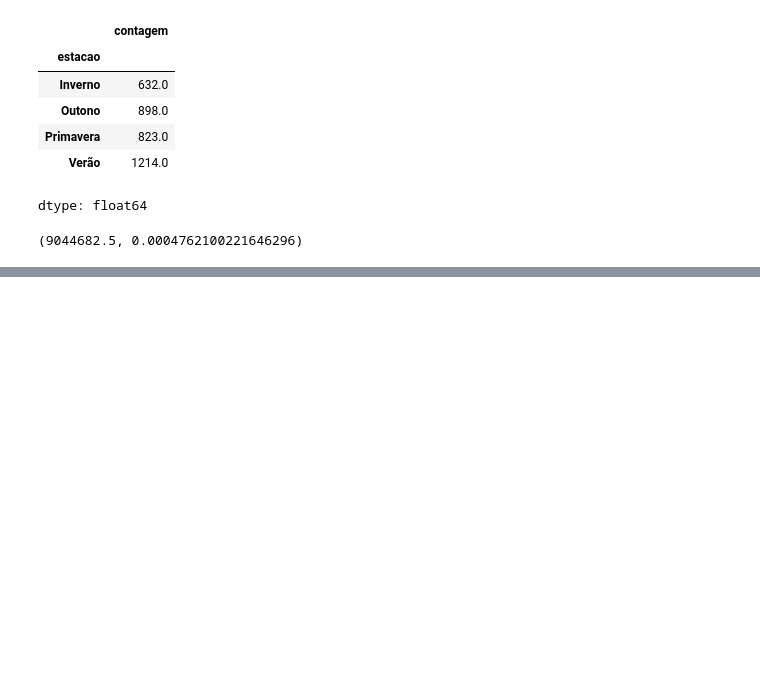
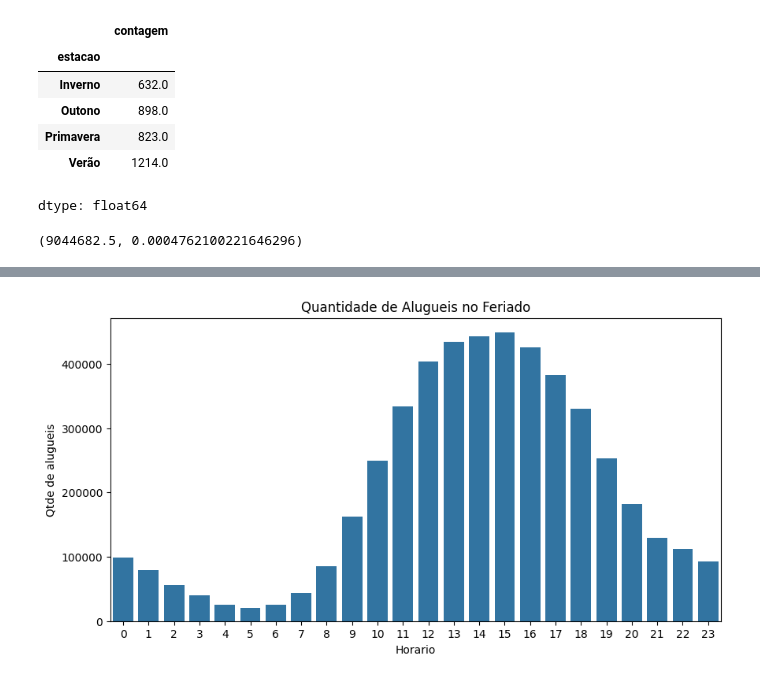
Before and after one commit to cauancalmeida/Data_Science_studies, a Jupyter notebook: Analisando_e_Prevendo_series_temporais.ipynb, the cells around one changed output, grey strips where cells are left out. Saved outputs shown, nothing was run; the diff lists cells and outputs as text; code cells hidden in the pictures; blank space fills up the shorter version.

```diff
--- a/Analisando_e_Prevendo_series_temporais.ipynb
+++ b/Analisando_e_Prevendo_series_temporais.ipynb
@@ -351,0 +506,12 @@ stat, p
+# %%
+df_feriado = df_limpo[df_limpo['feriado'] == 'Sim']
+aluguel_feriado = df_fds.groupby('horario')['contagem'].sum().reset_index()
+# %%
+plt.figure(figsize=(10, 5))
+sns.barplot(y='contagem', x='horario', data=aluguel_feriado)
+plt.title('Quantidade de Alugueis no Feriado')
+plt.xlabel('Horario')
+plt.ylabel('Qtde de alugueis')
+plt.show()
+# %% [output]
+[figure, added]
```
Also changed, not shown: parts of 25 cells of this notebook.
